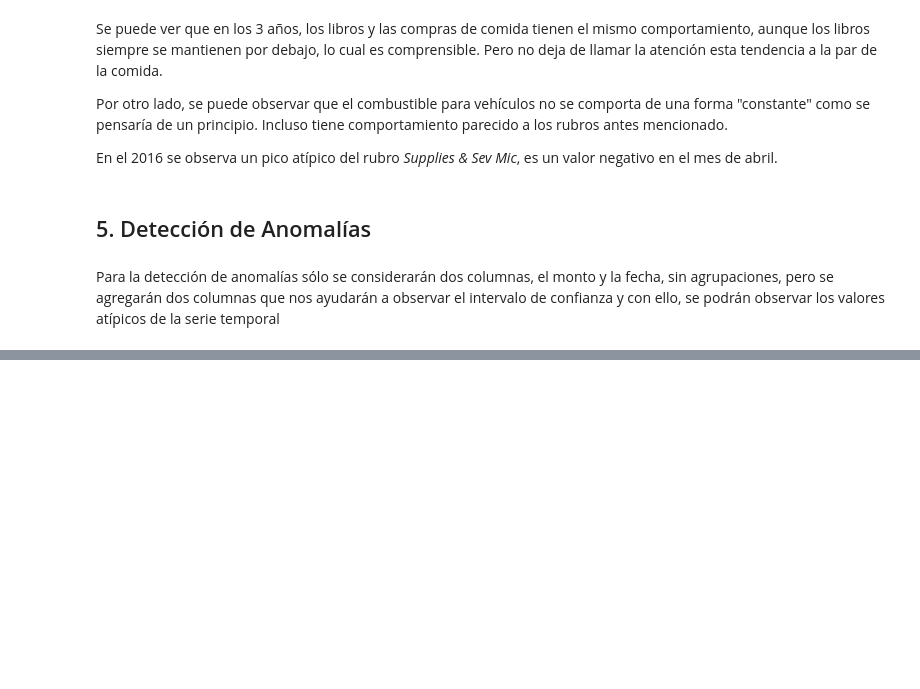
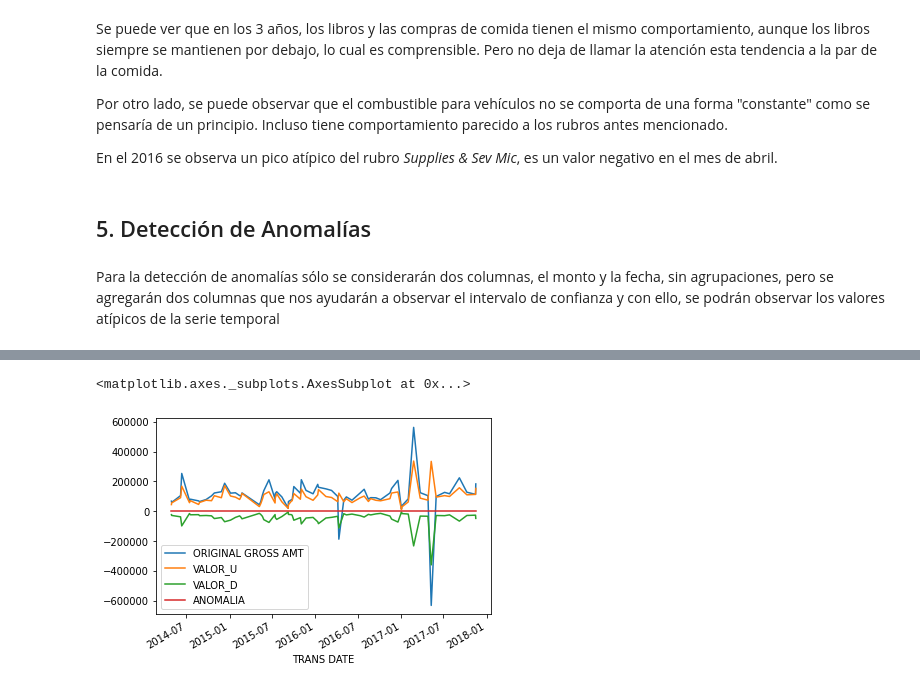
Before and after one commit to jessigatma/Globant_Exercises, a Jupyter notebook: purchases.ipynb, the cells around one changed output, grey strips where cells are left out. Cells and saved outputs as stored; diff of their text form; code cells hidden in the pictures; blank space fills up the shorter version.

```diff
--- a/purchases.ipynb
+++ b/purchases.ipynb
@@ -393,0 +362,4 @@ See the caveats in the documentation: https://pandas.pydata.org/pandas-docs/stab
+# %%
+deteccion_anomalia = anomalias[(anomalias['ORIGINAL GROSS AMT']>anomalias['VALOR_U']) | (anomalias['ORIGINAL GROSS AMT'] < anomalias['VALOR_D'])]
+deteccion_anomalia['ANOMALIA'] = 1
+deteccion_anomalia
@@ -393,0 +385,5 @@ See the caveats in the documentation: https://pandas.pydata.org/pandas-docs/stab
+# %%
+deteccion_anomalia.plot()
+# %% [output]
+<matplotlib.axes._subplots.AxesSubplot at 0x...>
+[figure, added]
```
Also changed, not shown: parts of 11 cells of this notebook.
